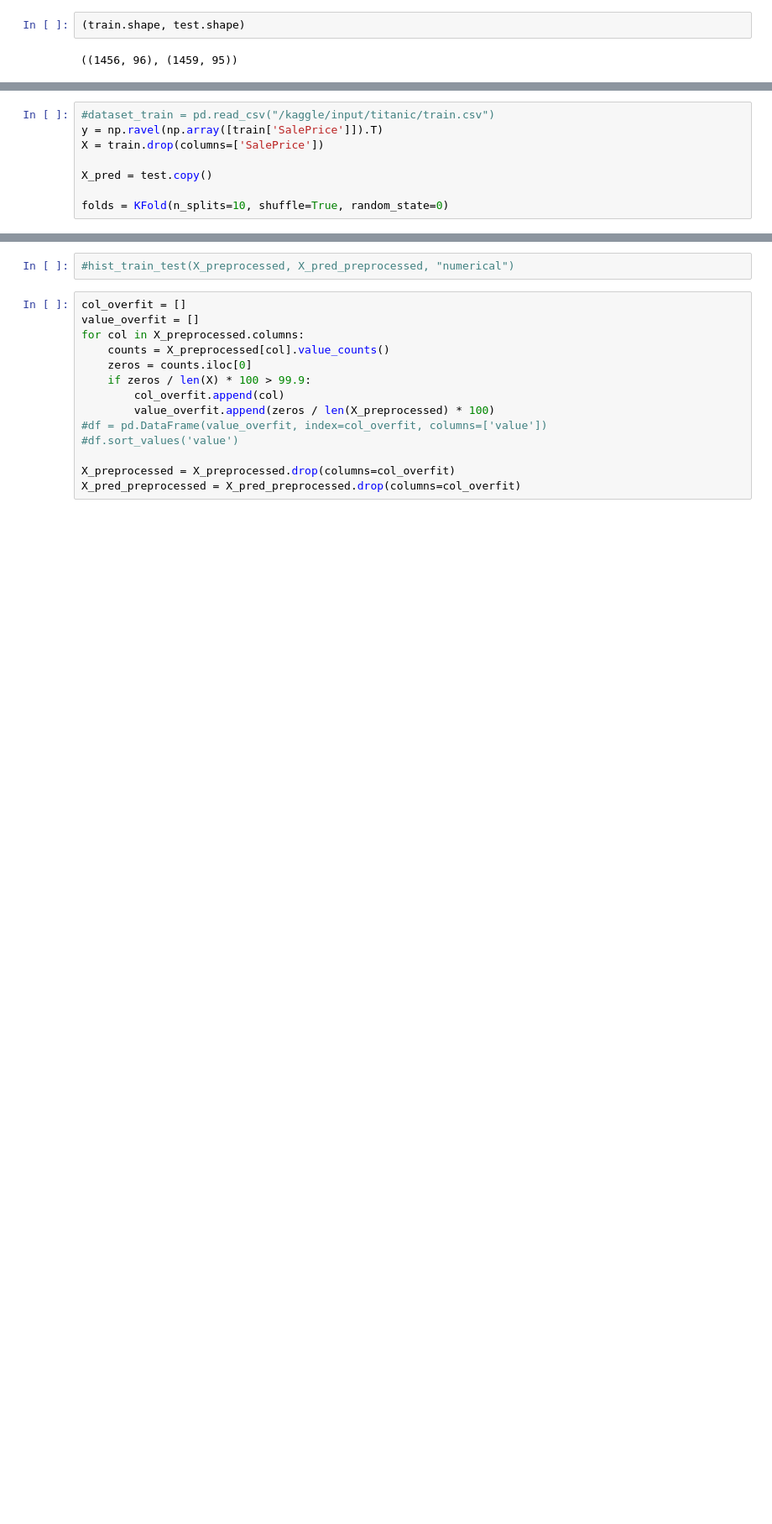
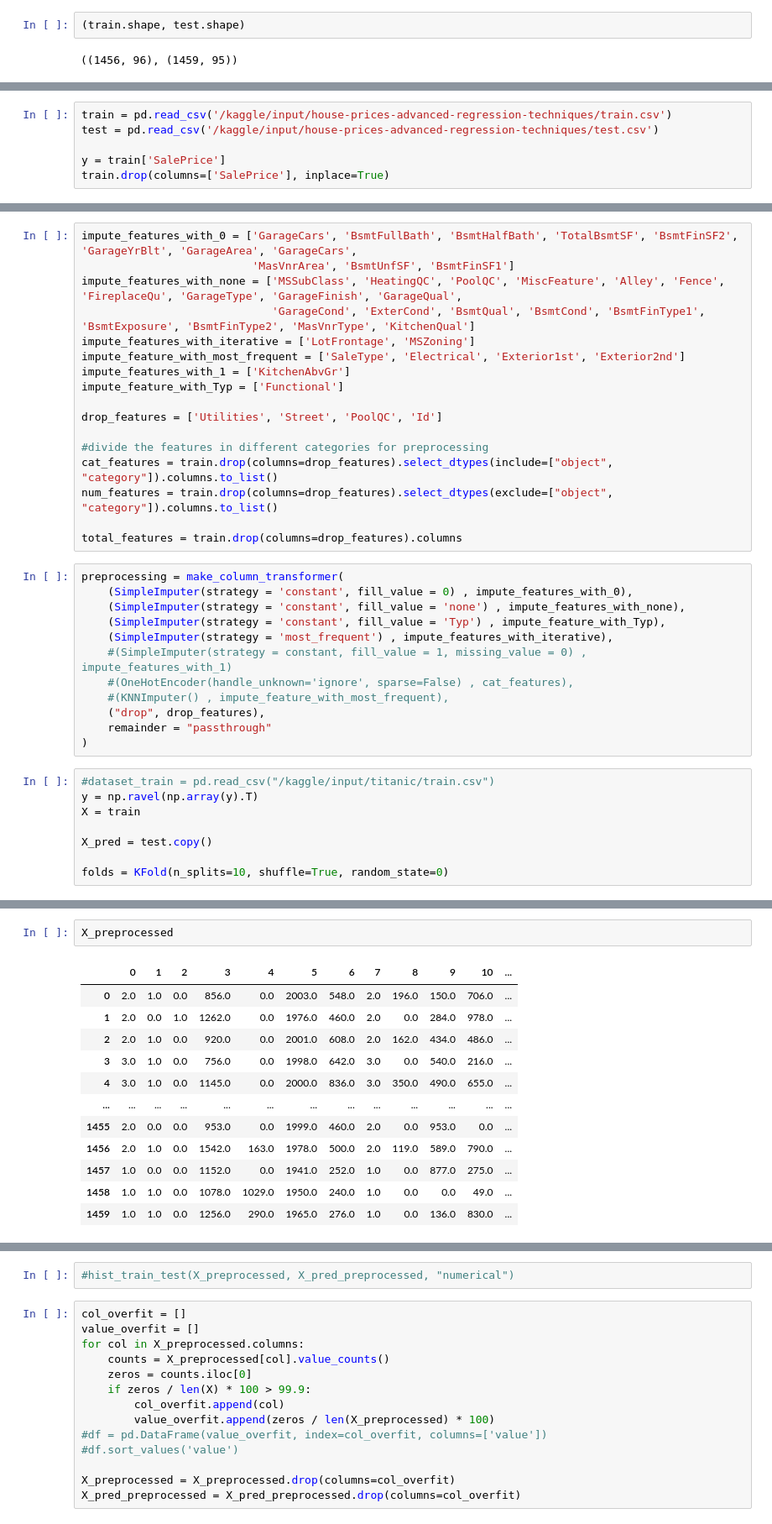
Before and after one commit to max-lutz/Kaggle_competitions, a Jupyter notebook: house-price-regression-full-eda-ml-workflow.ipynb, the cells around one changed output, grey strips where cells are left out. Shown at 84% size. Cells and saved outputs as stored; diff of their text form; blank space fills up the shorter version.

Commit message:
preprare proper pipeline for preprocessing

```diff
--- a/house-price-regression-full-eda-ml-workflow.ipynb
+++ b/house-price-regression-full-eda-ml-workflow.ipynb
@@ -1015,0 +1006,6 @@ preprocessing = make_column_transformer(
+# %%
+train = pd.read_csv('/kaggle/input/house-prices-advanced-regression-techniques/train.csv')
+test = pd.read_csv('/kaggle/input/house-prices-advanced-regression-techniques/test.csv')
+
+y = train['SalePrice']
+train.drop(columns=['SalePrice'], inplace=True)
@@ -1016,7 +1014,36 @@ preprocessing = make_column_transformer(
+# %%
+impute_features_with_0 = ['GarageCars', 'BsmtFullBath', 'BsmtHalfBath', 'TotalBsmtSF', 'BsmtFinSF2', 'GarageYrBlt', 'GarageArea', 'GarageCars',
+                          'MasVnrArea', 'BsmtUnfSF', 'BsmtFinSF1']
+impute_features_with_none = ['MSSubClass', 'HeatingQC', 'PoolQC', 'MiscFeature', 'Alley', 'Fence', 'FireplaceQu', 'GarageType', 'GarageFinish', 'GarageQual',
+                             'GarageCond', 'ExterCond', 'BsmtQual', 'BsmtCond', 'BsmtFinType1', 'BsmtExposure', 'BsmtFinType2', 'MasVnrType', 'KitchenQual']
+impute_features_with_iterative = ['LotFrontage', 'MSZoning']
+impute_feature_with_most_frequent = ['SaleType', 'Electrical', 'Exterior1st', 'Exterior2nd']
+impute_features_with_1 = ['KitchenAbvGr']
+impute_feature_with_Typ = ['Functional']
+
+drop_features = ['Utilities', 'Street', 'PoolQC', 'Id']
+
+#divide the features in different categories for preprocessing
+cat_features = train.drop(columns=drop_features).select_dtypes(include=["object", "category"]).columns.to_list()
+num_features = train.drop(columns=drop_features).select_dtypes(exclude=["object", "category"]).columns.to_list()
+
+total_features = train.drop(columns=drop_features).columns
+# %%
+preprocessing = make_column_transformer(
+    (SimpleImputer(strategy = 'constant', fill_value = 0) , impute_features_with_0),
+    (SimpleImputer(strategy = 'constant', fill_value = 'none') , impute_features_with_none),
+    (SimpleImputer(strategy = 'constant', fill_value = 'Typ') , impute_feature_with_Typ),
+    (SimpleImputer(strategy = 'most_frequent') , impute_features_with_iterative),
+    #(SimpleImputer(strategy = constant, fill_value = 1, missing_value = 0) , impute_features_with_1)
+    #(OneHotEncoder(handle_unknown='ignore', sparse=False) , cat_features),
+    #(KNNImputer() , impute_feature_with_most_frequent),
+    ("drop", drop_features),
+    remainder = "passthrough"
+)
 # %%
 #dataset_train = pd.read_csv("/kaggle/input/titanic/train.csv")
-y = np.ravel(np.array([train['SalePrice']]).T)
-X = train.drop(columns=['SalePrice'])
+y = np.ravel(np.array(y).T)
+X = train
 
 X_pred = test.copy()
 
@@ -1033,0 +1069,15 @@ X_pred_preprocessed = pd.DataFrame(pipeline.transform(X_pred))
+# %%
+X_preprocessed
+# %% [output]
+|  | 0 | 1 | 2 | 3 | 4 | 5 | 6 | 7 | 8 | 9 | 10 | ... |
+| 0 | 2.0 | 1.0 | 0.0 | 856.0 | 0.0 | 2003.0 | 548.0 | 2.0 | 196.0 | 150.0 | 706.0 | ... |
+| 1 | 2.0 | 0.0 | 1.0 | 1262.0 | 0.0 | 1976.0 | 460.0 | 2.0 | 0.0 | 284.0 | 978.0 | ... |
+| 2 | 2.0 | 1.0 | 0.0 | 920.0 | 0.0 | 2001.0 | 608.0 | 2.0 | 162.0 | 434.0 | 486.0 | ... |
+| 3 | 3.0 | 1.0 | 0.0 | 756.0 | 0.0 | 1998.0 | 642.0 | 3.0 | 0.0 | 540.0 | 216.0 | ... |
+| 4 | 3.0 | 1.0 | 0.0 | 1145.0 | 0.0 | 2000.0 | 836.0 | 3.0 | 350.0 | 490.0 | 655.0 | ... |
+| ... | ... | ... | ... | ... | ... | ... | ... | ... | ... | ... | ... | ... |
+| 1455 | 2.0 | 0.0 | 0.0 | 953.0 | 0.0 | 1999.0 | 460.0 | 2.0 | 0.0 | 953.0 | 0.0 | ... |
+| 1456 | 2.0 | 1.0 | 0.0 | 1542.0 | 163.0 | 1978.0 | 500.0 | 2.0 | 119.0 | 589.0 | 790.0 | ... |
+| 1457 | 1.0 | 0.0 | 0.0 | 1152.0 | 0.0 | 1941.0 | 252.0 | 1.0 | 0.0 | 877.0 | 275.0 | ... |
+| 1458 | 1.0 | 1.0 | 0.0 | 1078.0 | 1029.0 | 1950.0 | 240.0 | 1.0 | 0.0 | 0.0 | 49.0 | ... |
+| 1459 | 1.0 | 1.0 | 0.0 | 1256.0 | 290.0 | 1965.0 | 276.0 | 1.0 | 0.0 | 136.0 | 830.0 | ... |
```
Also changed, not shown: parts of 21 cells of this notebook.
